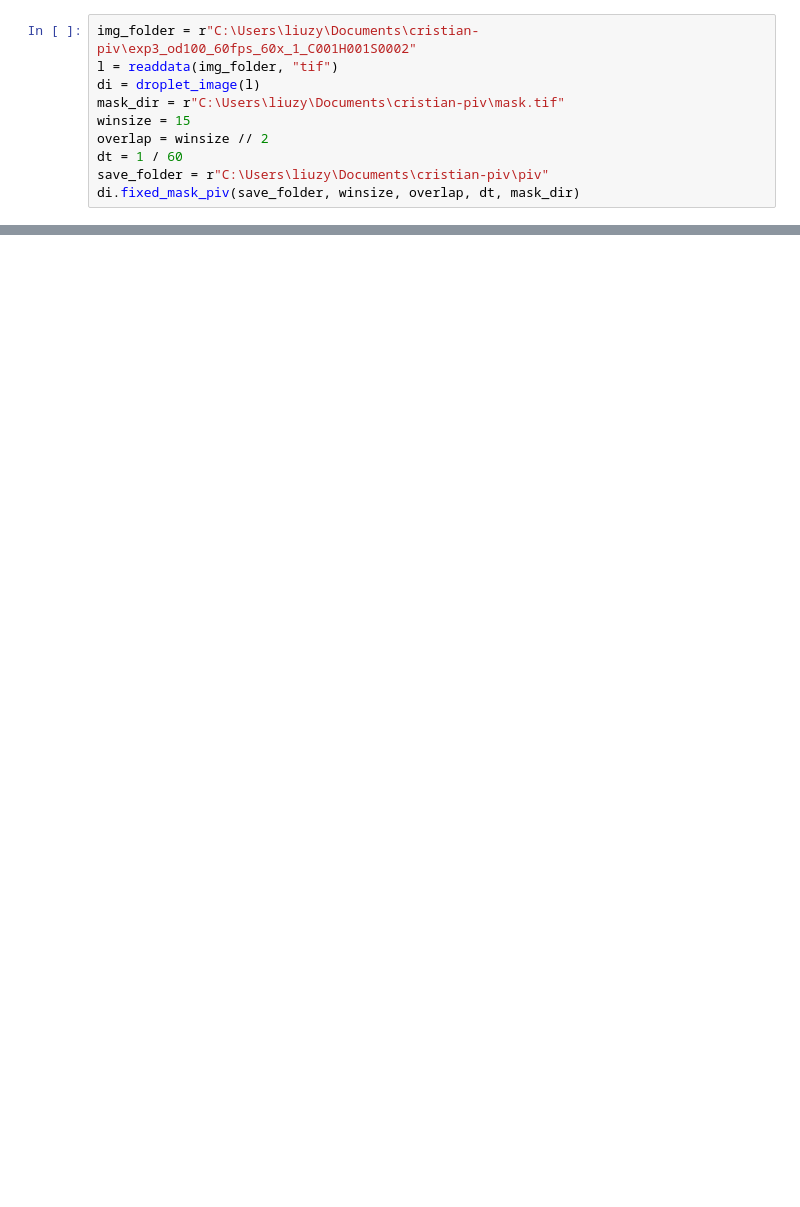
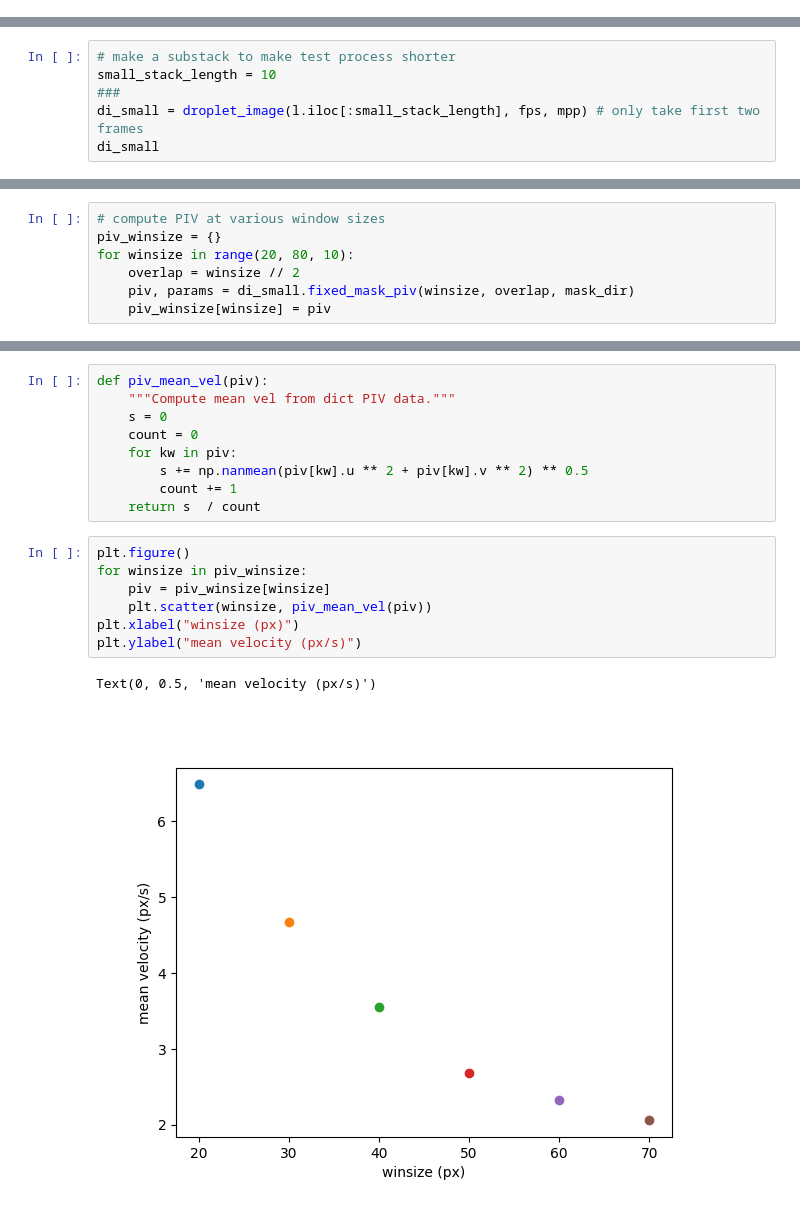
Before and after one commit to ZLoverty/DE, a Jupyter notebook: Code/PIV on DE images.ipynb, the cells around one changed output, grey strips where cells are left out. Cells and saved outputs as stored; diff of their text form; blank space fills up the shorter version.

Commit message:
Some porous media data analysis

```diff
--- a/Code/PIV on DE images.ipynb
+++ b/Code/PIV on DE images.ipynb
@@ -195,10 +0,0 @@ plt.xlim([-40, 40])
-# %%
-img_folder = r"C:\Users\liuzy\Documents\cristian-piv\exp3_od100_60fps_60x_1_C001H001S0002"
-l = readdata(img_folder, "tif")
-di = droplet_image(l)
-mask_dir = r"C:\Users\liuzy\Documents\cristian-piv\mask.tif"
-winsize = 15
-overlap = winsize // 2
-dt = 1 / 60
-save_folder = r"C:\Users\liuzy\Documents\cristian-piv\piv"
-di.fixed_mask_piv(save_folder, winsize, overlap, dt, mask_dir)
@@ -204,0 +76,6 @@ di.fixed_mask_piv(save_folder, winsize, overlap, dt, mask_dir)
+# %%
+# make a substack to make test process shorter
+small_stack_length = 10
+###
+di_small = droplet_image(l.iloc[:small_stack_length], fps, mpp) # only take first two frames
+di_small
@@ -204,0 +84,7 @@ di.fixed_mask_piv(save_folder, winsize, overlap, dt, mask_dir)
+# %%
+# compute PIV at various window sizes
+piv_winsize = {}
+for winsize in range(20, 80, 10):
+    overlap = winsize // 2
+    piv, params = di_small.fixed_mask_piv(winsize, overlap, mask_dir)
+    piv_winsize[winsize] = piv
@@ -204,0 +95,19 @@ di.fixed_mask_piv(save_folder, winsize, overlap, dt, mask_dir)
+# %%
+def piv_mean_vel(piv):
+    """Compute mean vel from dict PIV data."""
+    s = 0
+    count = 0
+    for kw in piv:
+        s += np.nanmean(piv[kw].u ** 2 + piv[kw].v ** 2) ** 0.5
+        count += 1
+    return s  / count
+# %%
+plt.figure()
+for winsize in piv_winsize:
+    piv = piv_winsize[winsize]
+    plt.scatter(winsize, piv_mean_vel(piv))
+plt.xlabel("winsize (px)")
+plt.ylabel("mean velocity (px/s)")
+# %% [output]
+Text(0, 0.5, 'mean velocity (px/s)')
+[figure, added]
```
Also changed, not shown: parts of 33 cells of this notebook, 7 other files.
